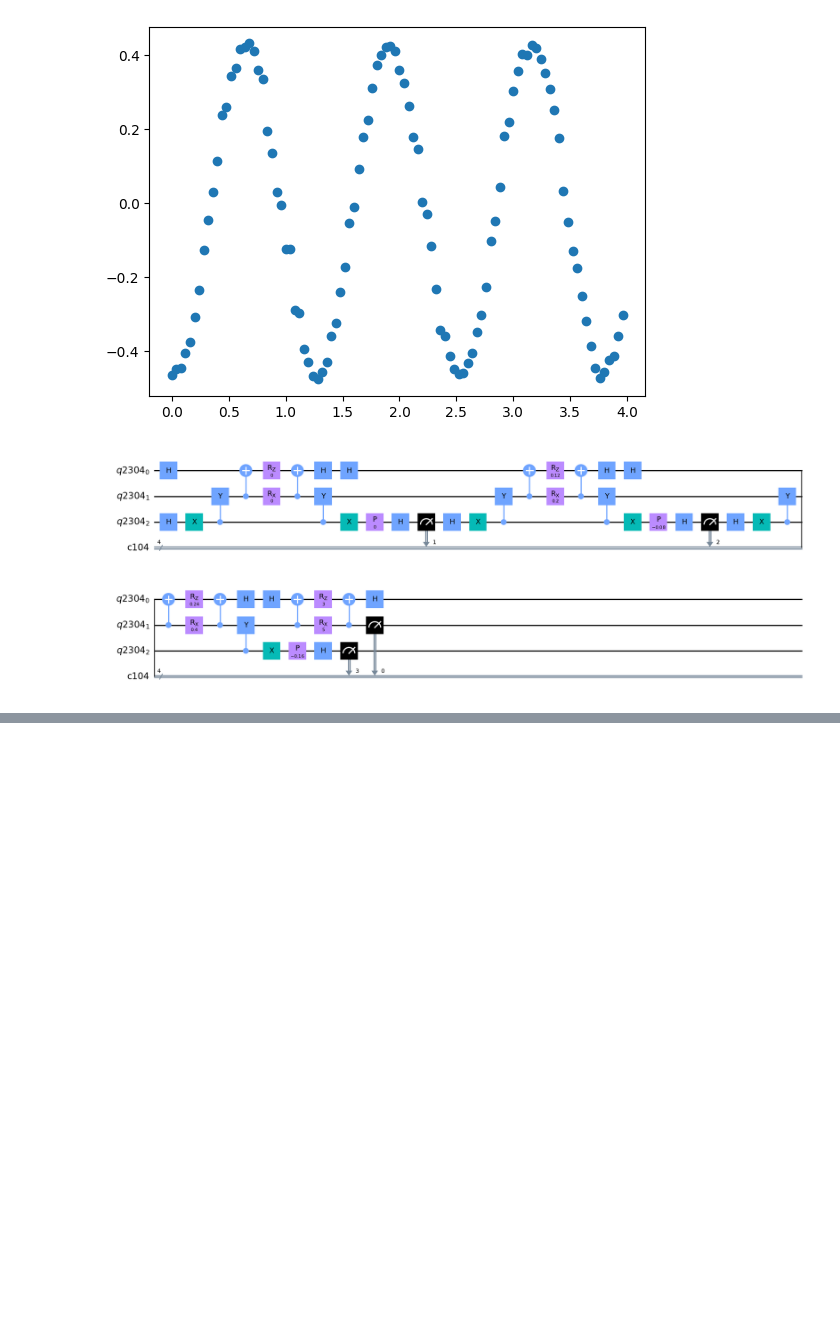
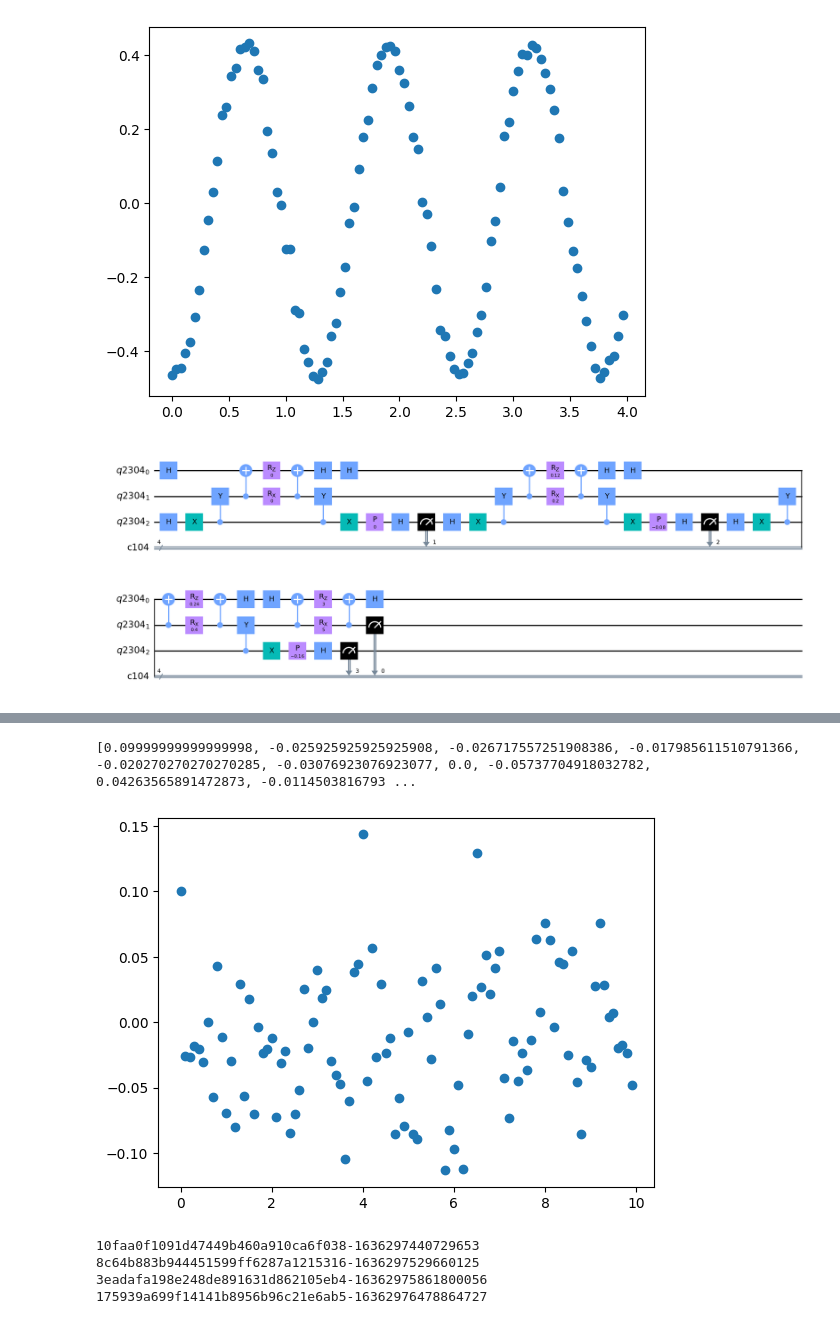
Before and after one commit to constantlyPlanck/2QubitRodeo, a Jupyter notebook: 2Qubit.ipynb, the cells around one changed output, grey strips where cells are left out. Saved outputs shown, nothing was run; the diff lists cells and outputs as text; code cells hidden in the pictures; blank space fills up the shorter version.

```diff
--- a/2Qubit.ipynb
+++ b/2Qubit.ipynb
@@ -426,0 +515,28 @@ circ.draw('mpl')
+# %%
+print(process_two_state(run3Results, "0000"))
+plt.scatter(run3Range, process_two_state(run3Results, "0000"))
+plt.show()
+# %% [output]
+[0.09999999999999998, -0.025925925925925908, -0.026717557251908386, -0.017985611510791366, -0.020270270270270285, -0.03076923076923077, 0.0, -0.05737704918032782, 0.04263565891472873, -0.0114503816793 ...
+[figure, added]
+# %%
+run4Job1Cycle = run_two_state(1, run1Range, 2.5, 1.5, -1, 4, backendJakarta)
+print(run4Job1Cycle.job_set_id())
+run41CycleResults = run4Job1Cycle.results()
+
+run4Job2Cycle = run_two_state(2, run1Range, 2.5, 1.5, -1, 4, backendJakarta)
+print(run4Job2Cycle.job_set_id())
+run42CycleResults = run4Job2Cycle.results()
+
+run4Job3Cycle = run_two_state(3, run1Range, 2.5, 1.5, -1, 4, backendJakarta)
+print(run4Job3Cycle.job_set_id())
+run43CycleResults = run4Job3Cycle.results()
+
+run4Job4Cycle = run_two_state(4, run1Range, 2.5, 1.5, -1, 4, backendJakarta)
+print(run4Job4Cycle.job_set_id())
+run44CycleResults = run4Job4Cycle.results()
+# %% [output]
+10faa0f1091d47449b460a910ca6f038-1636297440729653
+8c64b883b944451599ff6287a1215316-1636297529660125
+3eadafa198e248de891631d862105eb4-16362975861800056
+175939a699f14141b8956b96c21e6ab5-16362976478864727
```
Also changed, not shown: parts of 37 cells of this notebook.
